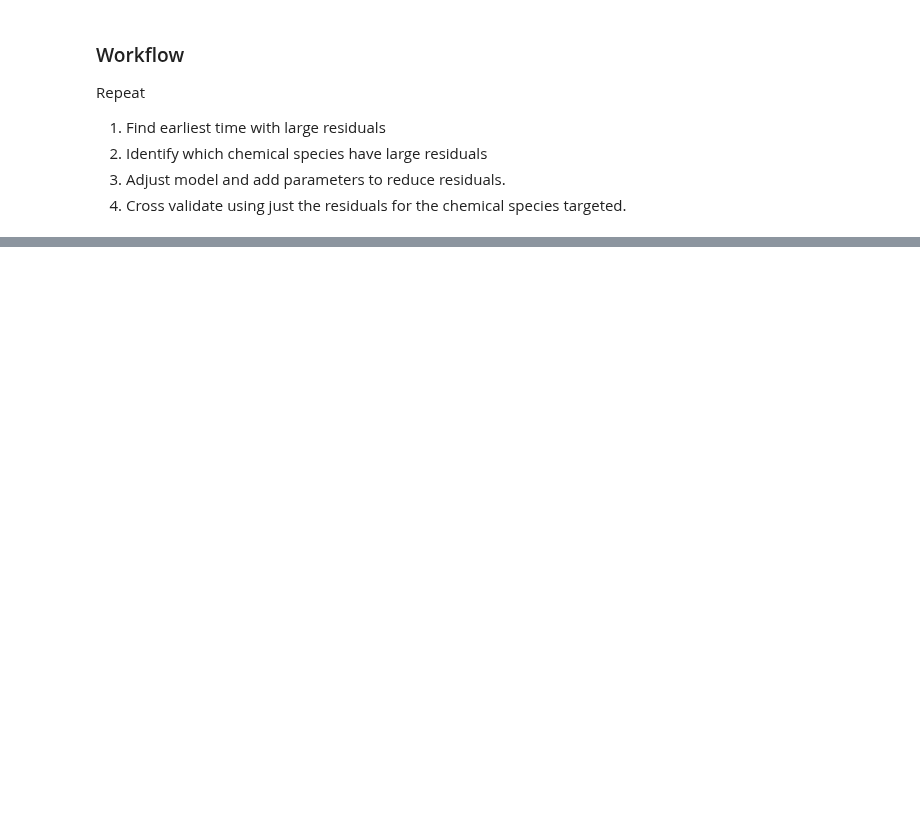
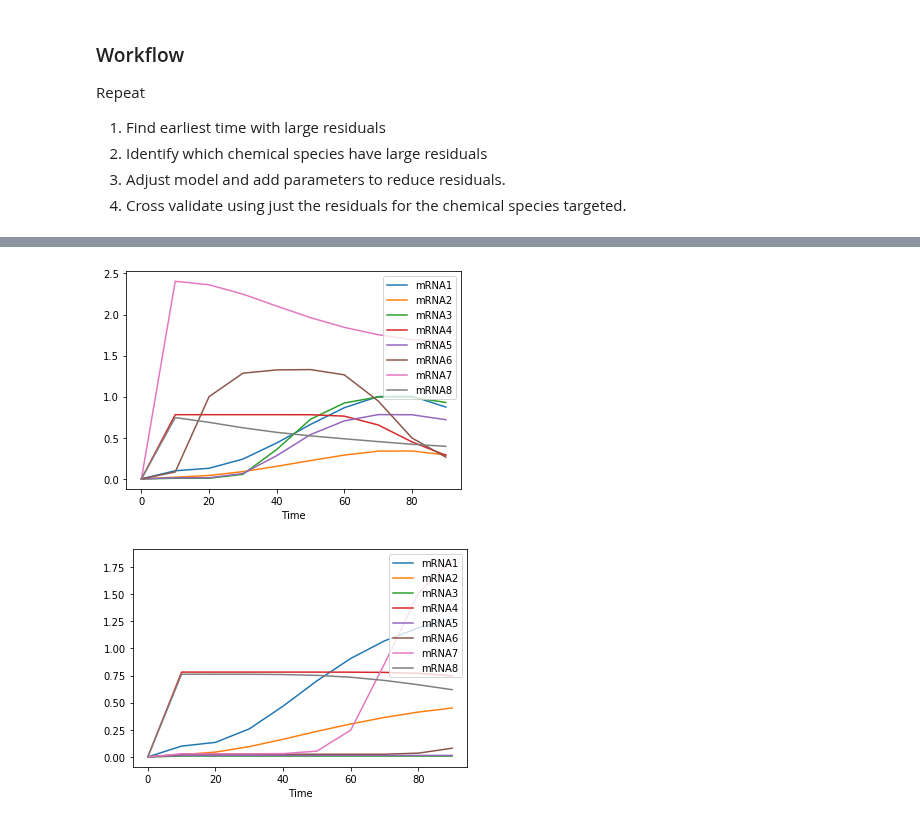
Before and after one commit to ModelEngineering/advancing-biomedical-models, a Jupyter notebook: lectures/lecture_16/lecture_16_practical_techniques_for_discovering_models.ipynb, the cells around one changed output, grey strips where cells are left out. Saved outputs shown, nothing was run; the diff lists cells and outputs as text; code cells hidden in the pictures; blank space fills up the shorter version.

```diff
--- a/lectures/lecture_16/lecture_16_practical_techniques_for_discovering_models.ipynb
+++ b/lectures/lecture_16/lecture_16_practical_techniques_for_discovering_models.ipynb
@@ -358,0 +462,10 @@ Repeat
+# %%
+df_model1 = la.makeDF(mf.runSimulation(model=model,sim_time=sim_time, num_points=num_points, parameters=list_parameters[0]),
+         is_protein=False)
+plt.figure()
+la.plotData(df_rnaseq, endtime=endtime)
+plt.figure()
+la.plotData(df_model1, endtime=endtime)
+# %% [output]
+[figure, added]
+[figure, added]
```
Also changed, not shown: parts of 15 cells of this notebook, 1 other file.
